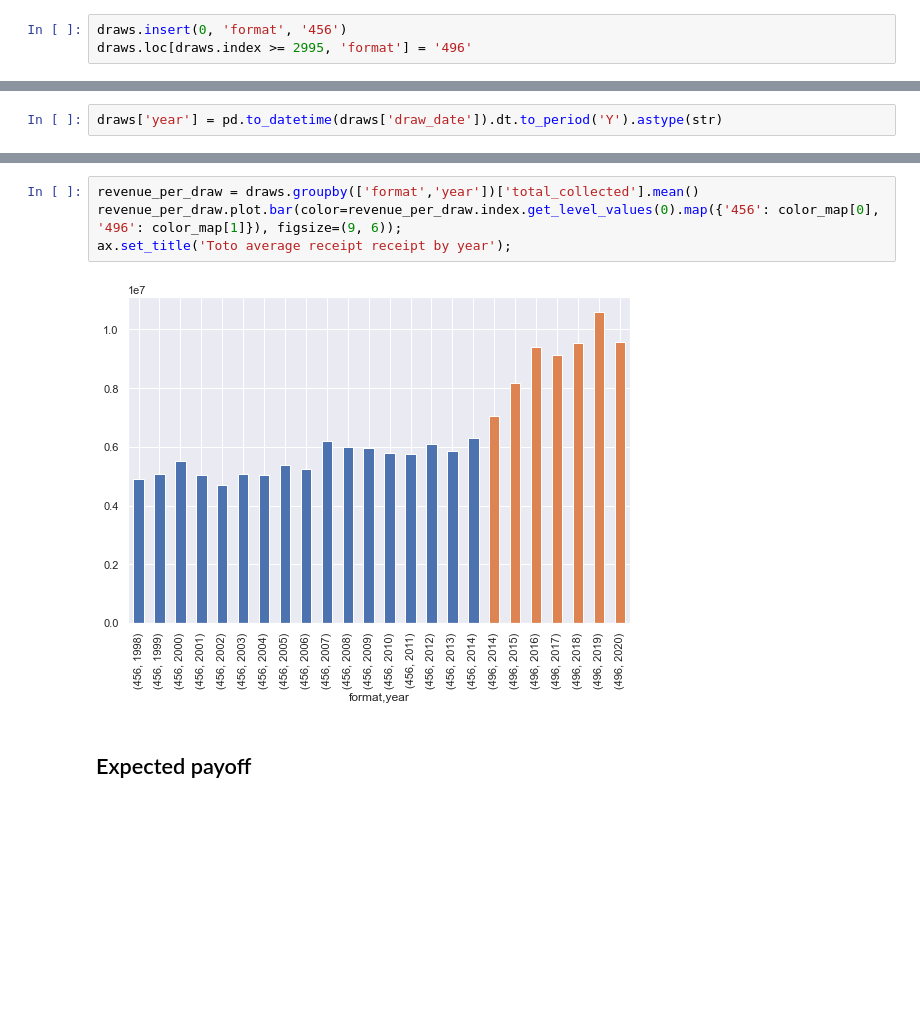
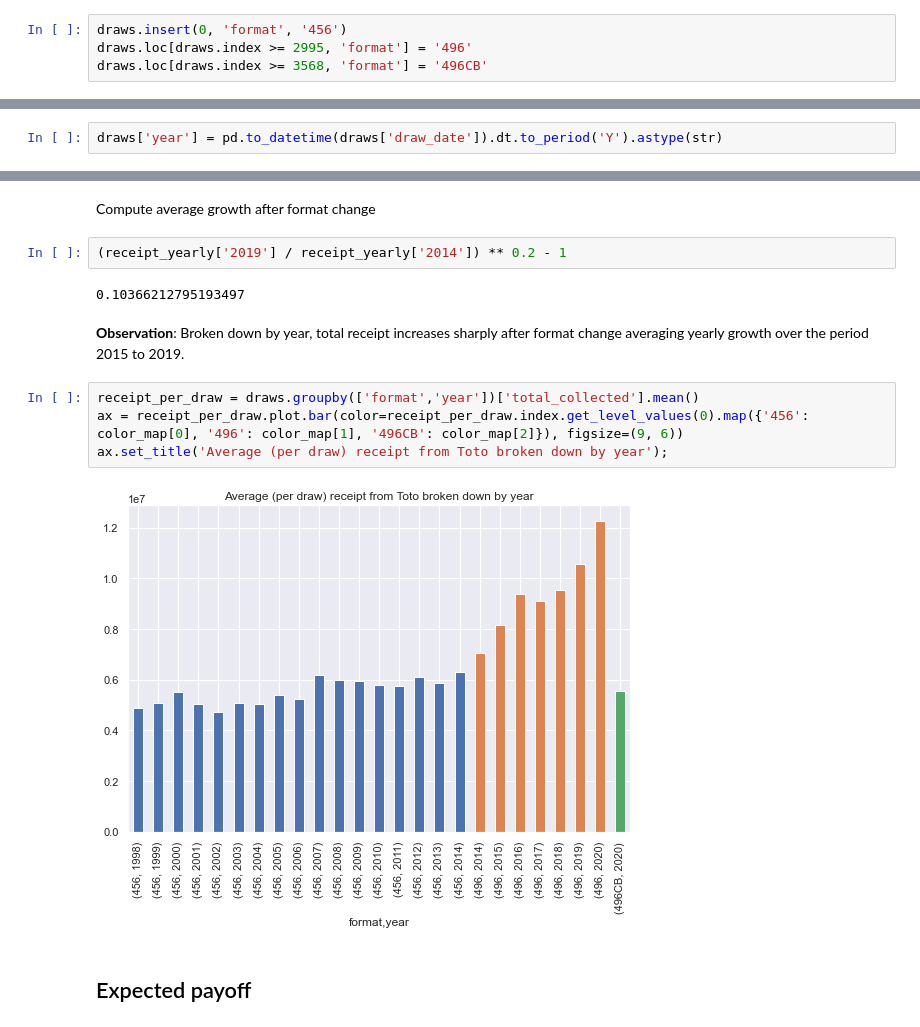
Before and after one commit to yongjun21/toto, a Jupyter notebook: notebooks/analysis.ipynb, the cells around one changed output, grey strips where cells are left out. Drawn from its saved outputs; the diff is of its cells as text; blank space fills up the shorter version.

```diff
--- a/notebooks/analysis.ipynb
+++ b/notebooks/analysis.ipynb
@@ -22,6 +24,7 @@ Add computed column `format` to `draws` table
 # %%
 draws.insert(0, 'format', '456')
 draws.loc[draws.index >= 2995, 'format'] = '496'
+draws.loc[draws.index >= 3568, 'format'] = '496CB'
 # %% [markdown]
 Winning `numbers` go to a separate table
 # %%
@@ -414,9 +452,17 @@ ax.set_title('Toto yearly receipt');
+# %% [markdown]
+Compute average growth after format change
+# %%
+(receipt_yearly['2019'] / receipt_yearly['2014']) ** 0.2 - 1
+# %% [output]
+0.10366212795193497
+# %% [markdown]
+**Observation**: Broken down by year, total receipt increases sharply after format change averaging yearly growth over the period 2015 to 2019.
 # %%
-revenue_per_draw = draws.groupby(['format','year'])['total_collected'].mean()
-revenue_per_draw.plot.bar(color=revenue_per_draw.index.get_level_values(0).map({'456': color_map[0], '496': color_map[1]}), figsize=(9, 6));
-ax.set_title('Toto average receipt receipt by year');
+receipt_per_draw = draws.groupby(['format','year'])['total_collected'].mean()
+ax = receipt_per_draw.plot.bar(color=receipt_per_draw.index.get_level_values(0).map({'456': color_map[0], '496': color_map[1], '496CB': color_map[2]}), figsize=(9, 6))
+ax.set_title('Average (per draw) receipt from Toto broken down by year');
 # %% [output]
-[figure, old version]
+[figure, new version]
 # %% [markdown]
 ## Expected payoff
 # %%
```
Also changed, not shown: parts of 58 cells of this notebook, 18 other files.
